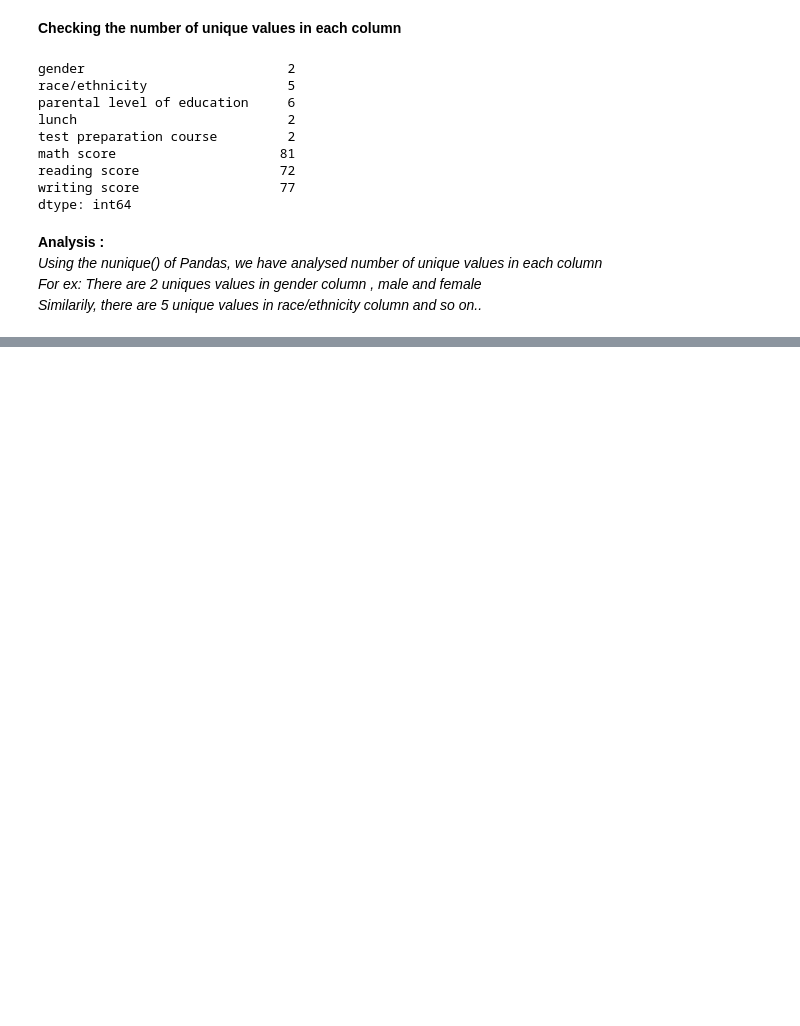
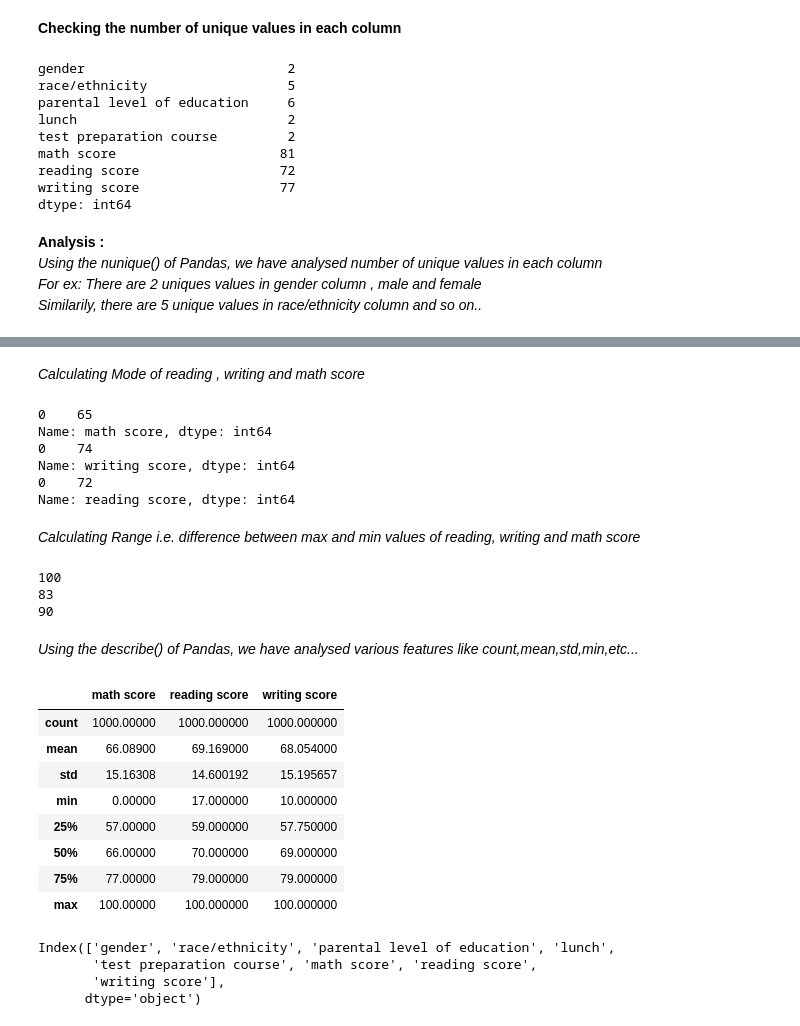
Before and after one commit to udaysingh21/Pandas-Project, a Jupyter notebook: STUDENT PERFORMANCE/analysis.ipynb, the cells around one changed output, grey strips where cells are left out. Drawn from its saved outputs; the diff is of its cells as text; code cells hidden in the pictures; blank space fills up the shorter version.

```diff
--- a/STUDENT PERFORMANCE/analysis.ipynb
+++ b/STUDENT PERFORMANCE/analysis.ipynb
@@ -128,0 +162,64 @@ dtype: int64
+# %% [markdown]
+*Calculating Mode of reading , writing and math score*
+# %%
+math_mode=df['math score'].mode()
+print(math_mode)
+
+writing_mode=df['writing score'].mode()
+print(writing_mode)
+
+reading_mode=df['reading score'].mode()
+print(reading_mode)
+# %% [output]
+0    65
+Name: math score, dtype: int64
+0    74
+Name: writing score, dtype: int64
+0    72
+Name: reading score, dtype: int64
+# %% [markdown]
+*Calculating Range i.e. difference between max and min values of reading, writing and math score*
+# %%
+m_max=df['math score'].max() # 100
+m_min=df['math score'].min() # 0
+
+math_score_range=m_max-m_min
+print(math_score_range)
+
+
+r_max=df['reading score'].max() # 100
+r_min=df['reading score'].min() # 17
+
+reading_score_range=r_max-r_min
+print(reading_score_range)
+
+w_max=df['writing score'].max() # 100
+w_min=df['writing score'].min() # 10
+
+writing_score_range=w_max-w_min
+print(writing_score_range)
+# %% [output]
+100
+83
+90
+# %% [markdown]
+*Using the describe() of Pandas, we have analysed various features like count,mean,std,min,etc...*
+# %%
+df.describe()
+# %% [output]
+|  | math score | reading score | writing score |
+| count | 1000.00000 | 1000.000000 | 1000.000000 |
+| mean | 66.08900 | 69.169000 | 68.054000 |
+| std | 15.16308 | 14.600192 | 15.195657 |
+| min | 0.00000 | 17.000000 | 10.000000 |
+| 25% | 57.00000 | 59.000000 | 57.750000 |
+| 50% | 66.00000 | 70.000000 | 69.000000 |
+| 75% | 77.00000 | 79.000000 | 79.000000 |
+| max | 100.00000 | 100.000000 | 100.000000 |
+# %%
+df.columns
+# %% [output]
+Index(['gender', 'race/ethnicity', 'parental level of education', 'lunch',
+       'test preparation course', 'math score', 'reading score',
+       'writing score'],
+      dtype='object')
```
Also changed, not shown: parts of 10 cells of this notebook.
